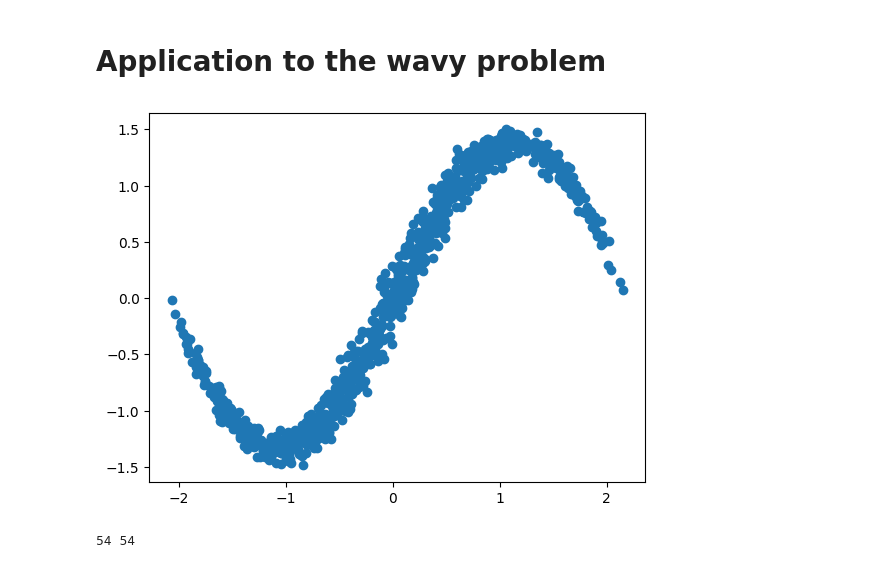
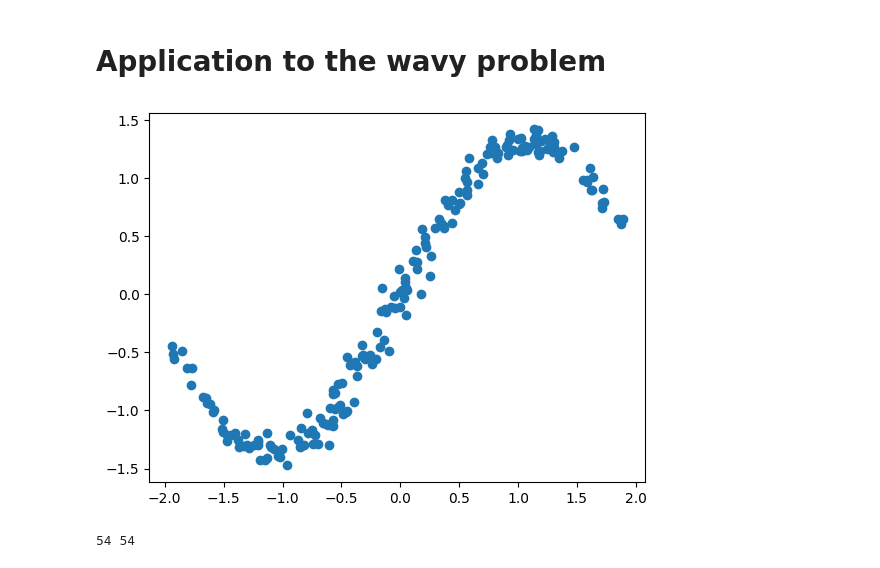
Before and after one commit to equinor/graphite-maps, a Jupyter notebook: docs/source/bayes-empirical-smoothing-autodiff.ipynb, the cells around one changed output. Drawn from its saved outputs; the diff is of its cells as text; code cells hidden in the pictures.

```diff
--- a/docs/source/bayes-empirical-smoothing-autodiff.ipynb
+++ b/docs/source/bayes-empirical-smoothing-autodiff.ipynb
@@ -476,33 +476,33 @@ def sample_wavy_distribution(size):
         b       = 2,
         size    = size)*2*np.pi-1*np.pi
 
     # Plot the rotation samples on a straight spiral
     X       = np.column_stack((
         seeds[:,np.newaxis],
         np.sin(seeds)[:,np.newaxis]))#*((1+seeds+np.pi)/(3*np.pi)*5)[:,np.newaxis]
 
     # X   += (scipy.stats.norm.rvs(size=size)*scipy.stats.norm.pdf(seeds))[:,np.newaxis]
 
     # Offset each sample along the spiral's normal vector by scaled Gaussian
     # noise
     # Normal is (-dy,dx)
     # (dx,dy) of sin curve is (1,np.cos(seeds))
     X   += np.column_stack([
         -np.cos(seeds)/np.sqrt(np.cos(seeds)**2 + 1),
         np.sqrt(np.cos(seeds)**2 + 1)])*(scipy.stats.norm.rvs(scale=0.3,size=size)*scipy.stats.norm.pdf(seeds,scale=2))[:,np.newaxis]
     X[:,0] /= 1.5
     X[:,1] *= 1.5
     return X
 
 p=2
-n = 1000
+n = 200
 X = sample_wavy_distribution(n)
 
 # Standardize the data
 scaler_X = StandardScaler()
 X_scaled = scaler_X.fit_transform(X)
 plt.scatter(X_scaled[:,0],X_scaled[:,1])
 plt.show()
 # %% [output]
-[figure, old version]
+[figure, new version]
 # %%
```
Also changed, not shown: parts of 8 cells of this notebook.
